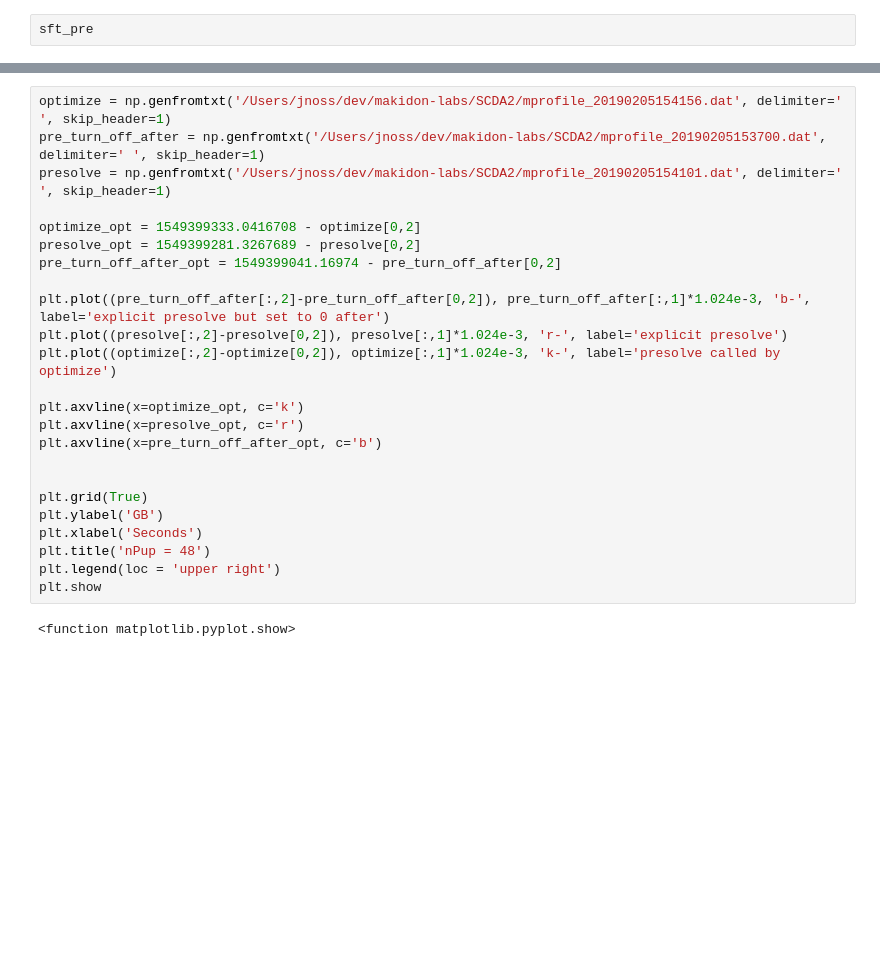
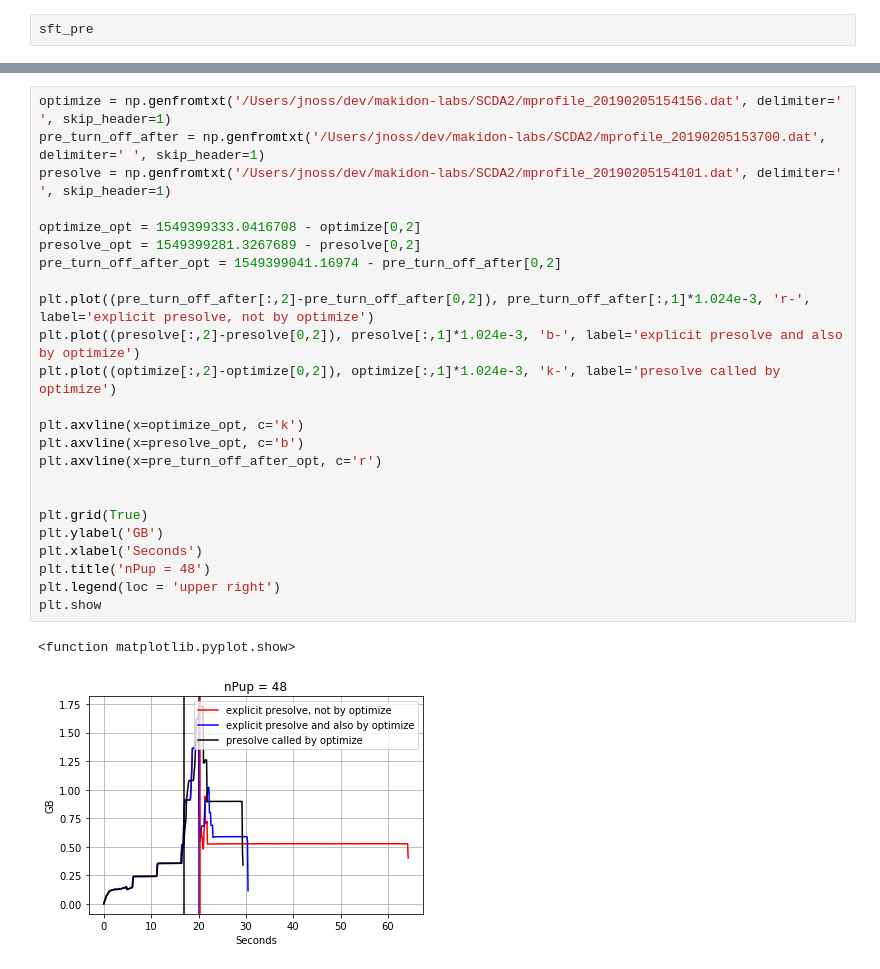
Before and after one commit to jamienoss/Jupyter-Notebooks, a Jupyter notebook: SCDA-4.ipynb, the cells around one changed output, grey strips where cells are left out. Saved outputs shown, nothing was run; the diff lists cells and outputs as text; blank space fills up the shorter version.

```diff
--- a/SCDA-4.ipynb
+++ b/SCDA-4.ipynb
@@ -479,26 +483,27 @@ plt.show
 # %%
 optimize = np.genfromtxt('/Users/jnoss/dev/makidon-labs/SCDA2/mprofile_20190205154156.dat', delimiter=' ', skip_header=1)
 pre_turn_off_after = np.genfromtxt('/Users/jnoss/dev/makidon-labs/SCDA2/mprofile_20190205153700.dat', delimiter=' ', skip_header=1)
 presolve = np.genfromtxt('/Users/jnoss/dev/makidon-labs/SCDA2/mprofile_20190205154101.dat', delimiter=' ', skip_header=1)
 
 optimize_opt = 1549399333.0416708 - optimize[0,2]
 presolve_opt = 1549399281.3267689 - presolve[0,2]
 pre_turn_off_after_opt = 1549399041.16974 - pre_turn_off_after[0,2]
 
-plt.plot((pre_turn_off_after[:,2]-pre_turn_off_after[0,2]), pre_turn_off_after[:,1]*1.024e-3, 'b-', label='explicit presolve but set to 0 after')
-plt.plot((presolve[:,2]-presolve[0,2]), presolve[:,1]*1.024e-3, 'r-', label='explicit presolve')
+plt.plot((pre_turn_off_after[:,2]-pre_turn_off_after[0,2]), pre_turn_off_after[:,1]*1.024e-3, 'r-', label='explicit presolve, not by optimize')
+plt.plot((presolve[:,2]-presolve[0,2]), presolve[:,1]*1.024e-3, 'b-', label='explicit presolve and also by optimize')
 plt.plot((optimize[:,2]-optimize[0,2]), optimize[:,1]*1.024e-3, 'k-', label='presolve called by optimize')
 
 plt.axvline(x=optimize_opt, c='k')
-plt.axvline(x=presolve_opt, c='r')
-plt.axvline(x=pre_turn_off_after_opt, c='b')
+plt.axvline(x=presolve_opt, c='b')
+plt.axvline(x=pre_turn_off_after_opt, c='r')
 
 
 plt.grid(True)
 plt.ylabel('GB')
 plt.xlabel('Seconds')
 plt.title('nPup = 48')
 plt.legend(loc = 'upper right')
 plt.show
 # %% [output]
 <function matplotlib.pyplot.show>
+[figure, added]
```
Also changed, not shown: parts of 39 cells of this notebook.
